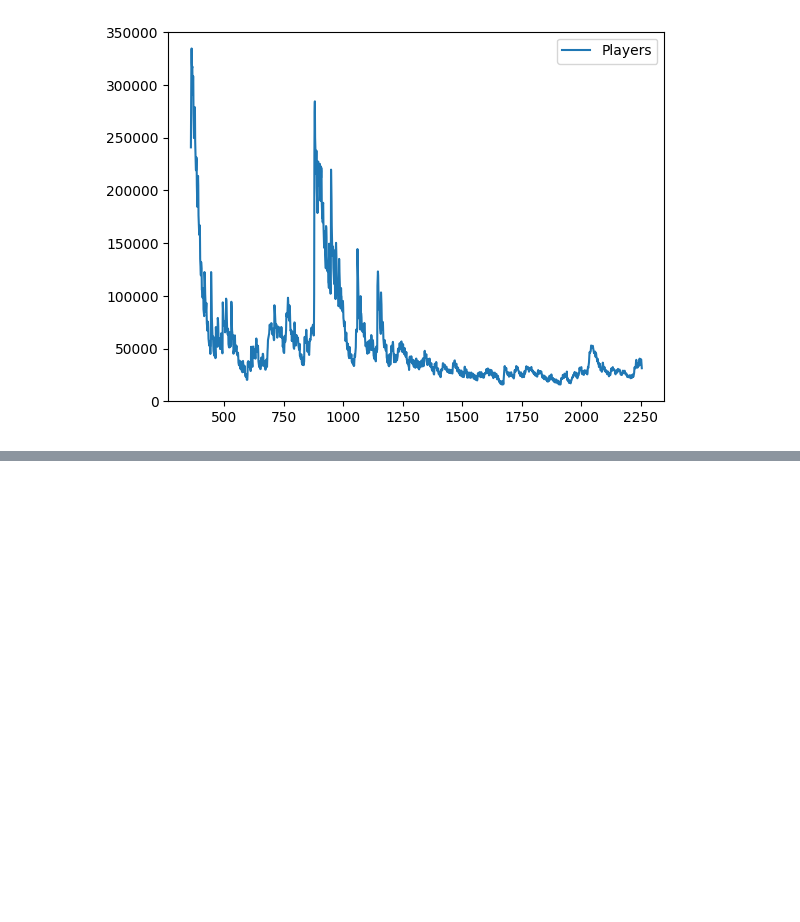
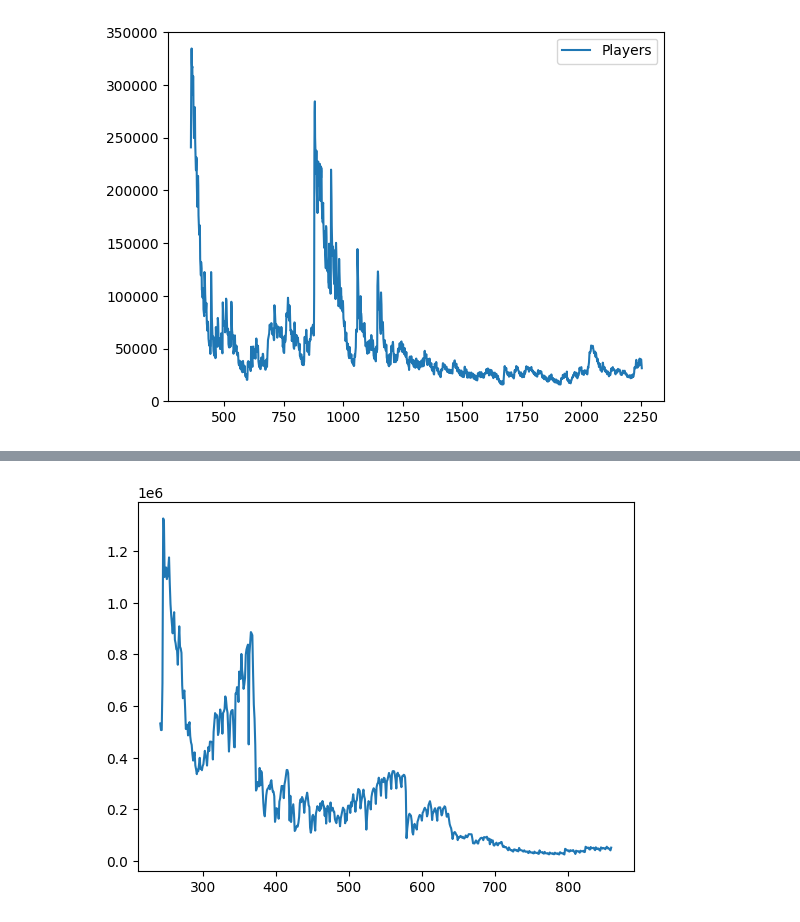
Before and after one commit to AdrianNiet/Proyecto-EDA, a Jupyter notebook: proyecto analisis de datos/codigo/STEAMDB/graficos de jugadores.ipynb, the cells around one changed output, grey strips where cells are left out. Saved outputs shown, nothing was run; the diff lists cells and outputs as text; code cells hidden in the pictures; blank space fills up the shorter version.

```diff
--- a/proyecto analisis de datos/codigo/STEAMDB/graficos de jugadores.ipynb
+++ b/proyecto analisis de datos/codigo/STEAMDB/graficos de jugadores.ipynb
@@ -36,0 +67,3 @@ df2 = pd.read_csv("chart_seguidores.csv", sep=";")
+# %%
+filtrada_LA = jugadores_LA.iloc[242:]#aqui lo tenemos, lo guardaremos en si mismo, para que quede filtrado.
+filtrada_LA
@@ -36,0 +84,5 @@ df2 = pd.read_csv("chart_seguidores.csv", sep=";")
+# %%
+filtrada_LA["Players"].plot(); #como que de 300K pasa a menos de 100k? ahi hay dos caidas muy bruscas.
+#esas caidas son importantes, vamos a filtrar mas.
+# %% [output]
+[figure, added]
```
Also changed, not shown: parts of 17 cells of this notebook, 19 other files.
